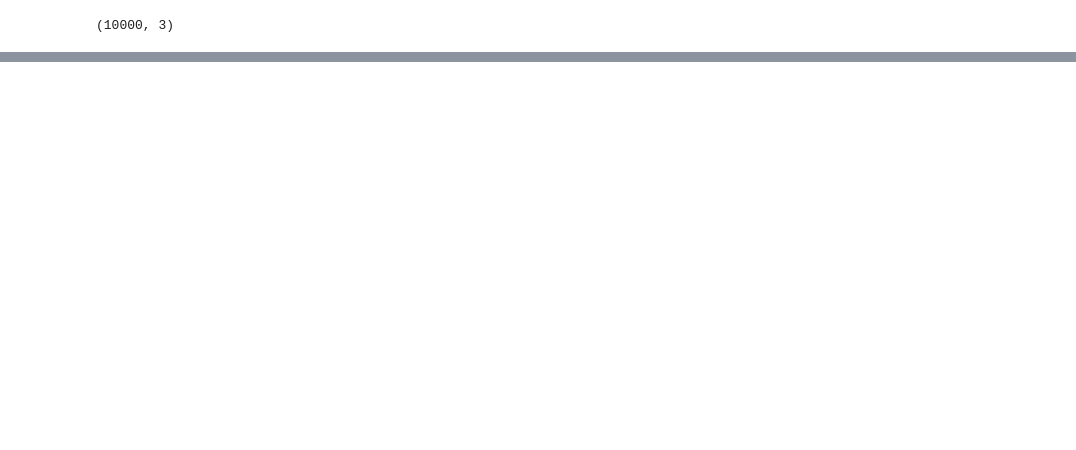
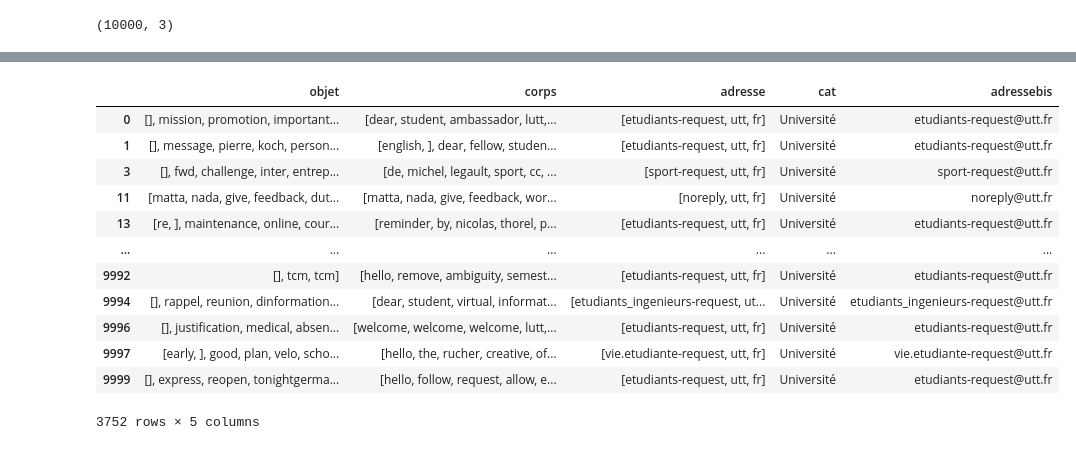
Before and after one commit to GuichardB/Email_Classification, a Jupyter notebook: labellisation.ipynb, the cells around one changed output, grey strips where cells are left out. Drawn from its saved outputs; the diff is of its cells as text; code cells hidden in the pictures; blank space fills up the shorter version.

```diff
--- a/labellisation.ipynb
+++ b/labellisation.ipynb
@@ -264,0 +158,40 @@ data[mask_newsletter]
+# %%
+event = ['bde@utt.fr', 'integration@utt.fr', 'emilie.colas@utt.fr', 'laura.lejeune@utt.fr', 'eboutique@utt.fr', 'noemie.drege@utt.fr',
+'marine@utt.fr', 'skiuttlist-request@utt.fr', 'promo_utt-request@utt.fr', 'noreply@hercule.utt.fr', 'no-reply-rocketchat@utt.fr',
+'inte-ce-request@utt.fr', 'integrat@utt.fr', 'stephane.goudry@utt.fr', 'michel.legault@utt.fr', 'skiutt@utt.fr']
+# %%
+admin = ['etudiants-request@utt.fr', 'sport-request@utt.fr', 'noreply@utt.fr', 'vie.etudiante-request@utt.fr',
+'daymail-request@utt.fr', 'etudiants_troyes-request@utt.fr', 'tous-request@utt.fr', 'etudiants_ingenieurs-request@utt.fr', 'etu_isi-request@utt.fr',
+'etudiants_tc-request@utt.fr', 'dnum-support@utt.fr', 'rrip-isi@utt.fr', 'etupay@utt.fr', 'cri_int@utt.fr', 'MAILER-DAEMON@z-proxy-02.utt.fr',
+'sandra.lebeau@utt.fr', 'ivann.laruelle@utt.fr', 'dse-examens@utt.fr', 'noreply_tickets_scol@utt.fr', 'sandrine.berthier@utt.fr', 'noreply.utt@moveonfr.com',
+'etu_isi02-request@utt.fr', 'etu_tc04-request@utt.fr', 'cendrine.charvot@utt.fr', 'francois.iotti@utt.fr', 'charlotte.di_napoli@utt.fr', 'etu_isi05-request@utt.fr',
+'thomas.maurer@utt.fr', 'MAILER-DAEMON@z-proxy-01.utt.fr', 'paula.caterino@utt.fr', 'laurence.duteurtre@utt.fr', 'stephanie.rycx@utt.fr', 'emeline.lambert@utt.fr',
+'vpe_ce@utt.fr', 'etu_branches-request@utt.fr', 'lea.le_joncour@utt.fr', 'catherine.barbarat@utt.fr', 'alexandre.vial@utt.fr', 'etu_tc03-request@utt.fr',
+'etu_tc02-request@utt.fr', 'cri@utt.fr', 'widad.heng@utt.fr', 'nadege.troussier@utt.fr', 'suzie.pons@utt.fr']
+# %%
+stage = ['francine.durand@utt.fr', 'career-center@utt.fr', 'lucie.goffroy@utt.fr', 'marie_christine.grosmaire@utt.fr',
+ 'StagesISIRTP22@utt.fr', 'severine.aubry@utt.fr', 'jenny.dutour@utt.fr', 'marion.quillery@utt.fr', 'yassine.ouazene@utt.fr',
+ 'StagesISIRTP23@utt.fr', 'st05-request@utt.fr']
+# %%
+etranger = ['erasmus@utt.fr', 'ombeline.pierrard@utt.fr', 'anna.bodie@utt.fr', 'david.beyssac@utt.fr', 'joanna.kolodziejczyk@utt.fr',
+'louison.cousin@utt.fr', 'aurelien.mathieu@utt.fr', 'frederic.bertrand1@utt.fr', 'alexis.nehout@utt.fr', 'andrea.bernard@utt.fr', 'juliette.aulagnon@utt.fr',
+'fanny.gioffred@utt.fr', 'christine.ninino@utt.fr', 'alison.vargas@utt.fr', 'melanie.marcinowski@utt.fr', 'morgane.germay@utt.fr',
+'elodie.mauffroy@utt.fr']
+# %%
+univ = profs + cours + event + admin + stage + etranger
+data = cat_with_list(data, univ, 'Université')
+print_cat(data, 'Université')
+# %% [output]
+|  | objet | corps | adresse | cat | adressebis |
+| 0 | [], mission, promotion, important... | [dear, student, ambassador, lutt,... | [etudiants-request, utt, fr] | Université | etudiants-request@utt.fr |
+| 1 | [], message, pierre, koch, person... | [english, ], dear, fellow, studen... | [etudiants-request, utt, fr] | Université | etudiants-request@utt.fr |
+| 3 | [], fwd, challenge, inter, entrep... | [de, michel, legault, sport, cc, ... | [sport-request, utt, fr] | Université | sport-request@utt.fr |
+| 11 | [matta, nada, give, feedback, dut... | [matta, nada, give, feedback, wor... | [noreply, utt, fr] | Université | noreply@utt.fr |
+| 13 | [re, ], maintenance, online, cour... | [reminder, by, nicolas, thorel, p... | [etudiants-request, utt, fr] | Université | etudiants-request@utt.fr |
+| ... | ... | ... | ... | ... | ... |
+| 9992 | [], tcm, tcm] | [hello, remove, ambiguity, semest... | [etudiants-request, utt, fr] | Université | etudiants-request@utt.fr |
+| 9994 | [], rappel, reunion, dinformation... | [dear, student, virtual, informat... | [etudiants_ingenieurs-request, ut... | Université | etudiants_ingenieurs-request@utt.fr |
+| 9996 | [], justification, medical, absen... | [welcome, welcome, welcome, lutt,... | [etudiants-request, utt, fr] | Université | etudiants-request@utt.fr |
+| 9997 | [early, ], good, plan, velo, scho... | [hello, the, rucher, creative, of... | [vie.etudiante-request, utt, fr] | Université | vie.etudiante-request@utt.fr |
+| 9999 | [], express, reopen, tonightgerma... | [hello, follow, request, allow, e... | [etudiants-request, utt, fr] | Université | etudiants-request@utt.fr |
+3752 rows × 5 columns
```
Also changed, not shown: parts of 79 cells of this notebook.
